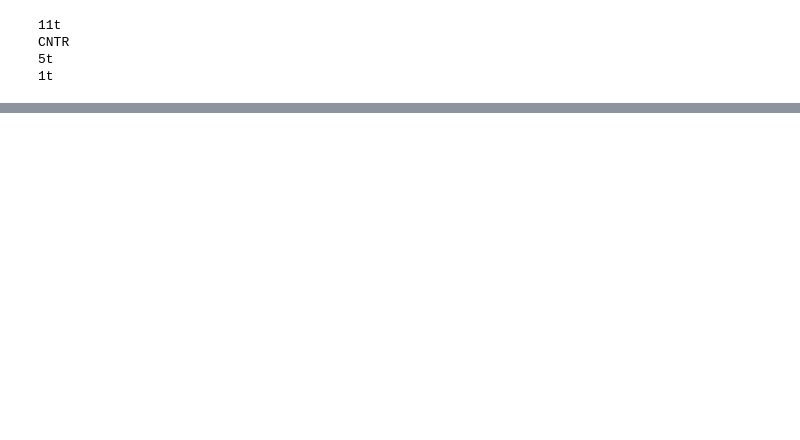
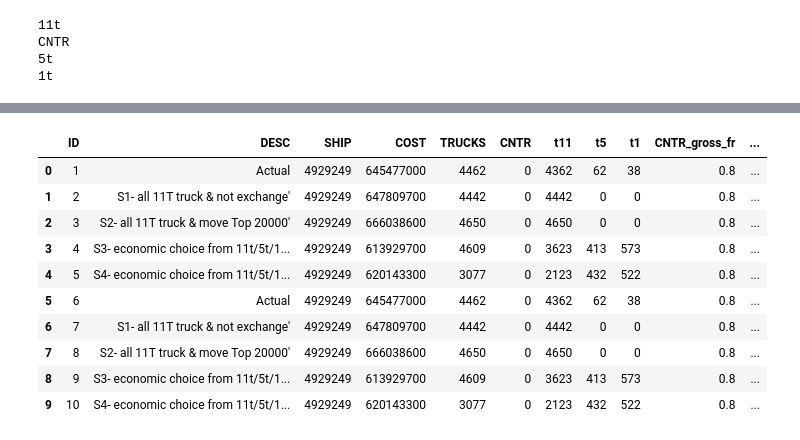
Before and after one commit to HarperKoo/django_angular, a Jupyter notebook: monitor/pandas_json.ipynb, the cells around one changed output, grey strips where cells are left out. Saved outputs shown, nothing was run; the diff lists cells and outputs as text; code cells hidden in the pictures; blank space fills up the shorter version.

```diff
--- a/monitor/pandas_json.ipynb
+++ b/monitor/pandas_json.ipynb
@@ -48,0 +72,19 @@ len(data[0])
+# %%
+df = pd.read_csv('../drill.csv', skiprows=[0], names=['ID', 'DESC', 'SHIP', 'COST', 'TRUCKS', 'CNTR', 't11', 't5', 't1',
+                                                     'CNTR_gross_fr', 't11_gross_fr',
+                                                          't5_gross_fr', 't1_gross_fr', 'CNTR_net_fr', 't11_net_fr',
+                                                     't5_net_fr', 't1_net_fr','fromid','toid'])
+# %%
+df
+# %% [output]
+|  | ID | DESC | SHIP | COST | TRUCKS | CNTR | t11 | t5 | t1 | CNTR_gross_fr | ... |
+| 0 | 1 | Actual | 4929249 | 645477000 | 4462 | 0 | 4362 | 62 | 38 | 0.8 | ... |
+| 1 | 2 | S1- all 11T truck & not exchange' | 4929249 | 647809700 | 4442 | 0 | 4442 | 0 | 0 | 0.8 | ... |
+| 2 | 3 | S2- all 11T truck & move Top 20000' | 4929249 | 666038600 | 4650 | 0 | 4650 | 0 | 0 | 0.8 | ... |
+| 3 | 4 | S3- economic choice from 11t/5t/1... | 4929249 | 613929700 | 4609 | 0 | 3623 | 413 | 573 | 0.8 | ... |
+| 4 | 5 | S4- economic choice from 11t/5t/1... | 4929249 | 620143300 | 3077 | 0 | 2123 | 432 | 522 | 0.8 | ... |
+| 5 | 6 | Actual | 4929249 | 645477000 | 4462 | 0 | 4362 | 62 | 38 | 0.8 | ... |
+| 6 | 7 | S1- all 11T truck & not exchange' | 4929249 | 647809700 | 4442 | 0 | 4442 | 0 | 0 | 0.8 | ... |
+| 7 | 8 | S2- all 11T truck & move Top 20000' | 4929249 | 666038600 | 4650 | 0 | 4650 | 0 | 0 | 0.8 | ... |
+| 8 | 9 | S3- economic choice from 11t/5t/1... | 4929249 | 613929700 | 4609 | 0 | 3623 | 413 | 573 | 0.8 | ... |
+| 9 | 10 | S4- economic choice from 11t/5t/1... | 4929249 | 620143300 | 3077 | 0 | 2123 | 432 | 522 | 0.8 | ... |
```
Also changed, not shown: parts of 11 cells of this notebook, 13 other files.
